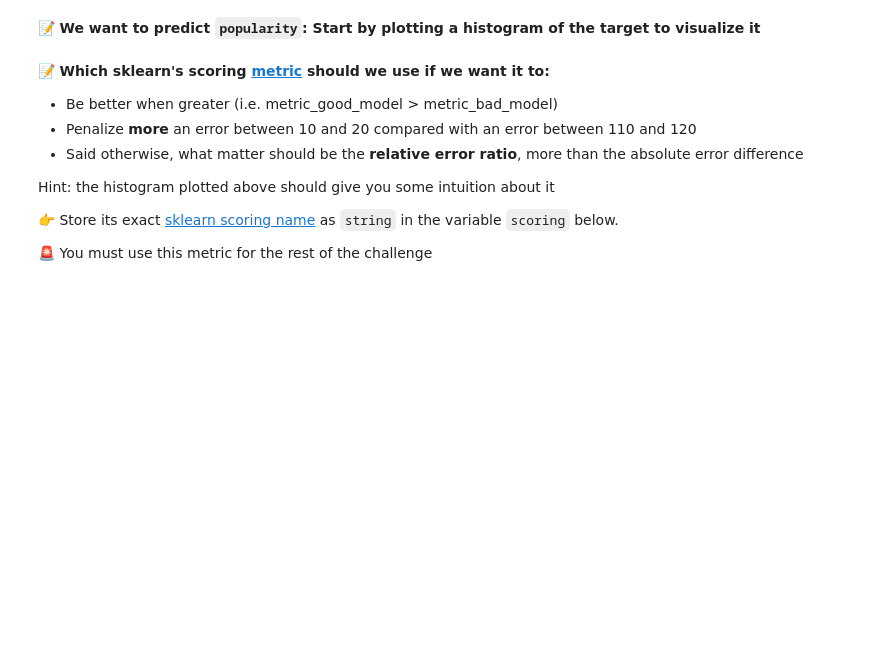
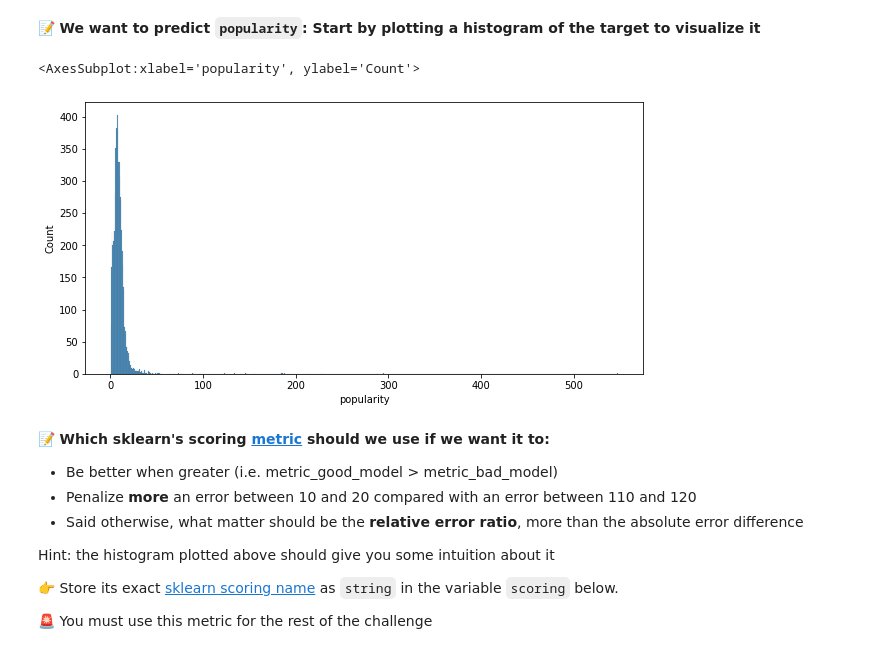
Before and after one commit to PierrePong/data-certification-exam, a Jupyter notebook: machine_learning/TV_popularity_predictor.ipynb, the cells around one changed output. Drawn from its saved outputs; the diff is of its cells as text; code cells hidden in the pictures; blank space fills up the shorter version.

```diff
--- a/machine_learning/TV_popularity_predictor.ipynb
+++ b/machine_learning/TV_popularity_predictor.ipynb
@@ -112,6 +127,12 @@ result.write()
 ### The metric
 # %% [markdown]
 📝 **We want to predict `popularity`: Start by plotting a histogram of the target to visualize it**
+# %%
+plt.figure(figsize=(10,5))
+sns.histplot(data['popularity'])
+# %% [output]
+<AxesSubplot:xlabel='popularity', ylabel='Count'>
+[figure, added]
 # %% [markdown]
 📝 **Which sklearn's scoring [metric](https://scikit-learn.org/stable/modules/model_evaluation.html) should we use if we want it to:**
 
```
Also changed, not shown: parts of 26 cells of this notebook, 1 other file.
